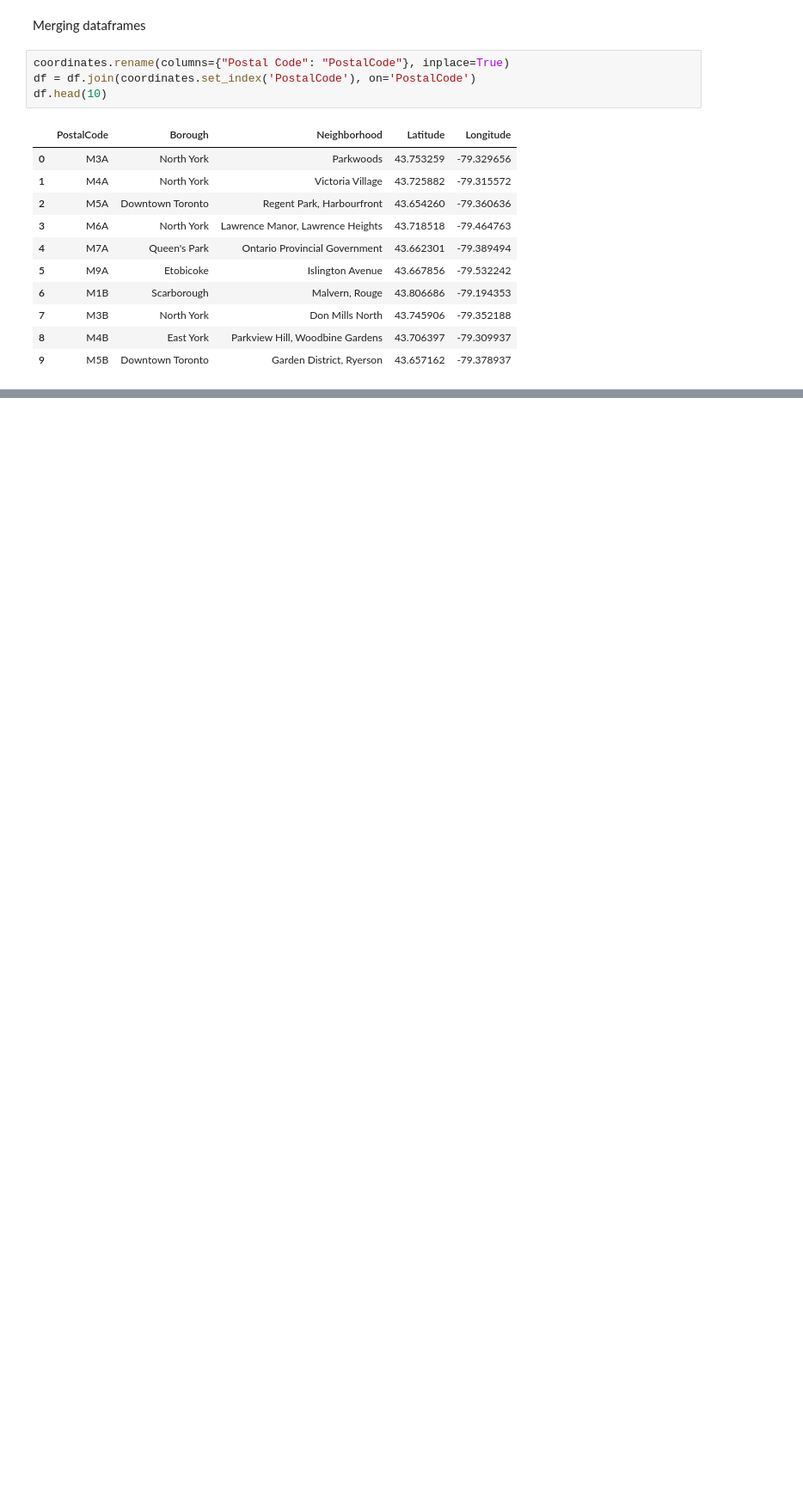
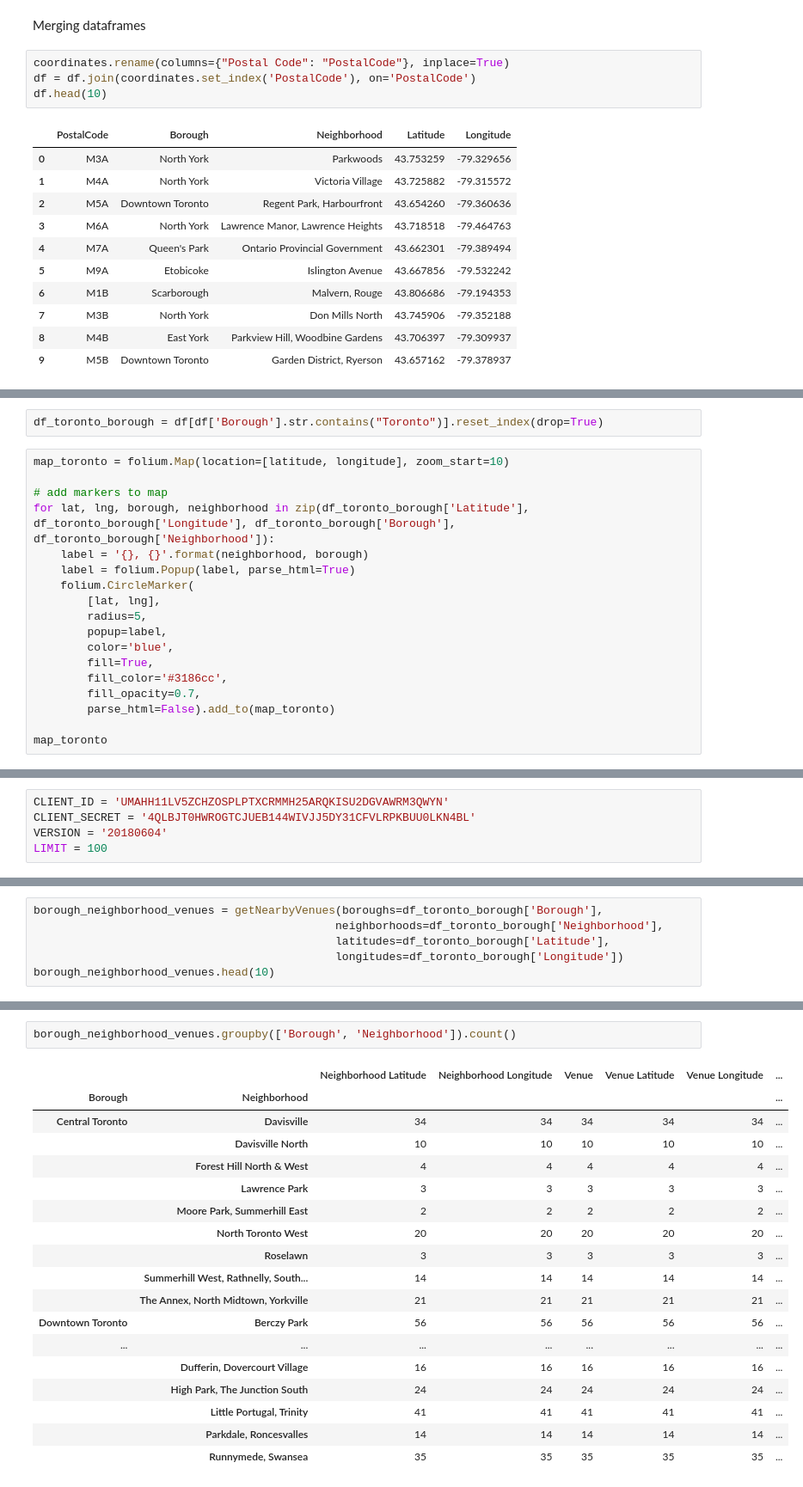
Before and after one commit to AdrianEhrlich/AdrianEhrlich-Segmenting-and-Clustering-Neighborhoods-in-Toronto, a Jupyter notebook: Segmenting and Clustering Neighborhoods in Toronto.ipynb, the cells around one changed output, grey strips where cells are left out. Shown at 86% size. Cells and saved outputs as stored; diff of their text form; blank space fills up the shorter version.

```diff
--- a/Segmenting and Clustering Neighborhoods in Toronto.ipynb
+++ b/Segmenting and Clustering Neighborhoods in Toronto.ipynb
@@ -92,0 +154,20 @@ df.head(10)
+# %%
+df_toronto_borough = df[df['Borough'].str.contains("Toronto")].reset_index(drop=True)
+# %%
+map_toronto = folium.Map(location=[latitude, longitude], zoom_start=10)
+
+# add markers to map
+for lat, lng, borough, neighborhood in zip(df_toronto_borough['Latitude'], df_toronto_borough['Longitude'], df_toronto_borough['Borough'], df_toronto_borough['Neighborhood']):
+    label = '{}, {}'.format(neighborhood, borough)
+    label = folium.Popup(label, parse_html=True)
+    folium.CircleMarker(
+        [lat, lng],
+        radius=5,
+        popup=label,
+        color='blue',
+        fill=True,
+        fill_color='#3186cc',
+        fill_opacity=0.7,
+        parse_html=False).add_to(map_toronto)
+
+map_toronto
@@ -92,0 +178,5 @@ df.head(10)
+# %%
+CLIENT_ID = 'UMAHH11LV5ZCHZOSPLPTXCRMMH25ARQKISU2DGVAWRM3QWYN'
+CLIENT_SECRET = '4QLBJT0HWROGTCJUEB144WIVJJ5DY31CFVLRPKBUU0LKN4BL'
+VERSION = '20180604'
+LIMIT = 100
@@ -92,0 +241,6 @@ df.head(10)
+# %%
+borough_neighborhood_venues = getNearbyVenues(boroughs=df_toronto_borough['Borough'],
+                                             neighborhoods=df_toronto_borough['Neighborhood'],
+                                             latitudes=df_toronto_borough['Latitude'],
+                                             longitudes=df_toronto_borough['Longitude'])
+borough_neighborhood_venues.head(10)
@@ -92,0 +261,21 @@ df.head(10)
+# %%
+borough_neighborhood_venues.groupby(['Borough', 'Neighborhood']).count()
+# %% [output]
+|  |  | Neighborhood Latitude | Neighborhood Longitude | Venue | Venue Latitude | Venue Longitude | ... |
+| Borough | Neighborhood |  |  |  |  |  | ... |
+| Central Toronto | Davisville | 34 | 34 | 34 | 34 | 34 | ... |
+|  | Davisville North | 10 | 10 | 10 | 10 | 10 | ... |
+|  | Forest Hill North & West | 4 | 4 | 4 | 4 | 4 | ... |
+|  | Lawrence Park | 3 | 3 | 3 | 3 | 3 | ... |
+|  | Moore Park, Summerhill East | 2 | 2 | 2 | 2 | 2 | ... |
+|  | North Toronto West | 20 | 20 | 20 | 20 | 20 | ... |
+|  | Roselawn | 3 | 3 | 3 | 3 | 3 | ... |
+|  | Summerhill West, Rathnelly, South... | 14 | 14 | 14 | 14 | 14 | ... |
+|  | The Annex, North Midtown, Yorkville | 21 | 21 | 21 | 21 | 21 | ... |
+| Downtown Toronto | Berczy Park | 56 | 56 | 56 | 56 | 56 | ... |
+| ... | ... | ... | ... | ... | ... | ... | ... |
+|  | Dufferin, Dovercourt Village | 16 | 16 | 16 | 16 | 16 | ... |
+|  | High Park, The Junction South | 24 | 24 | 24 | 24 | 24 | ... |
+|  | Little Portugal, Trinity | 41 | 41 | 41 | 41 | 41 | ... |
+|  | Parkdale, Roncesvalles | 14 | 14 | 14 | 14 | 14 | ... |
+|  | Runnymede, Swansea | 35 | 35 | 35 | 35 | 35 | ... |
```
Also changed, not shown: parts of 22 cells of this notebook.
